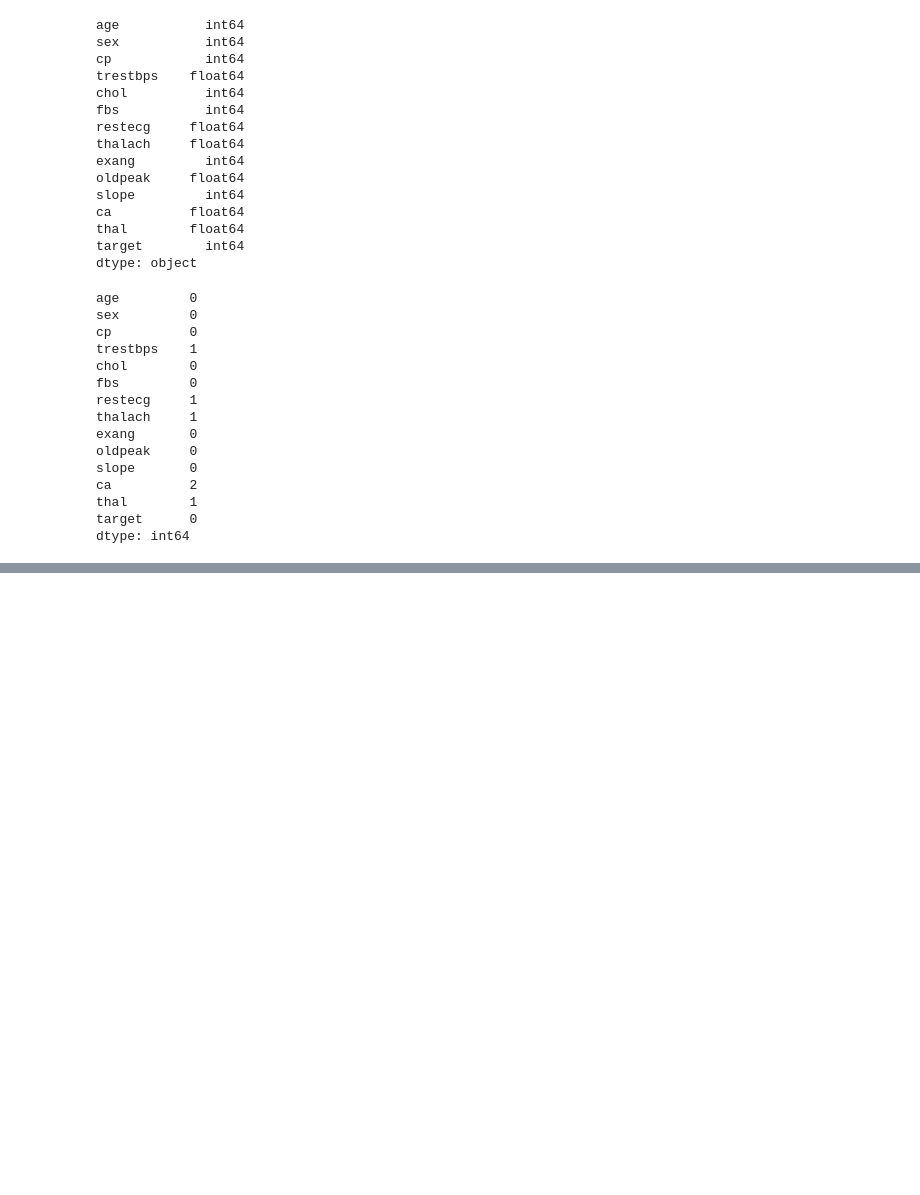
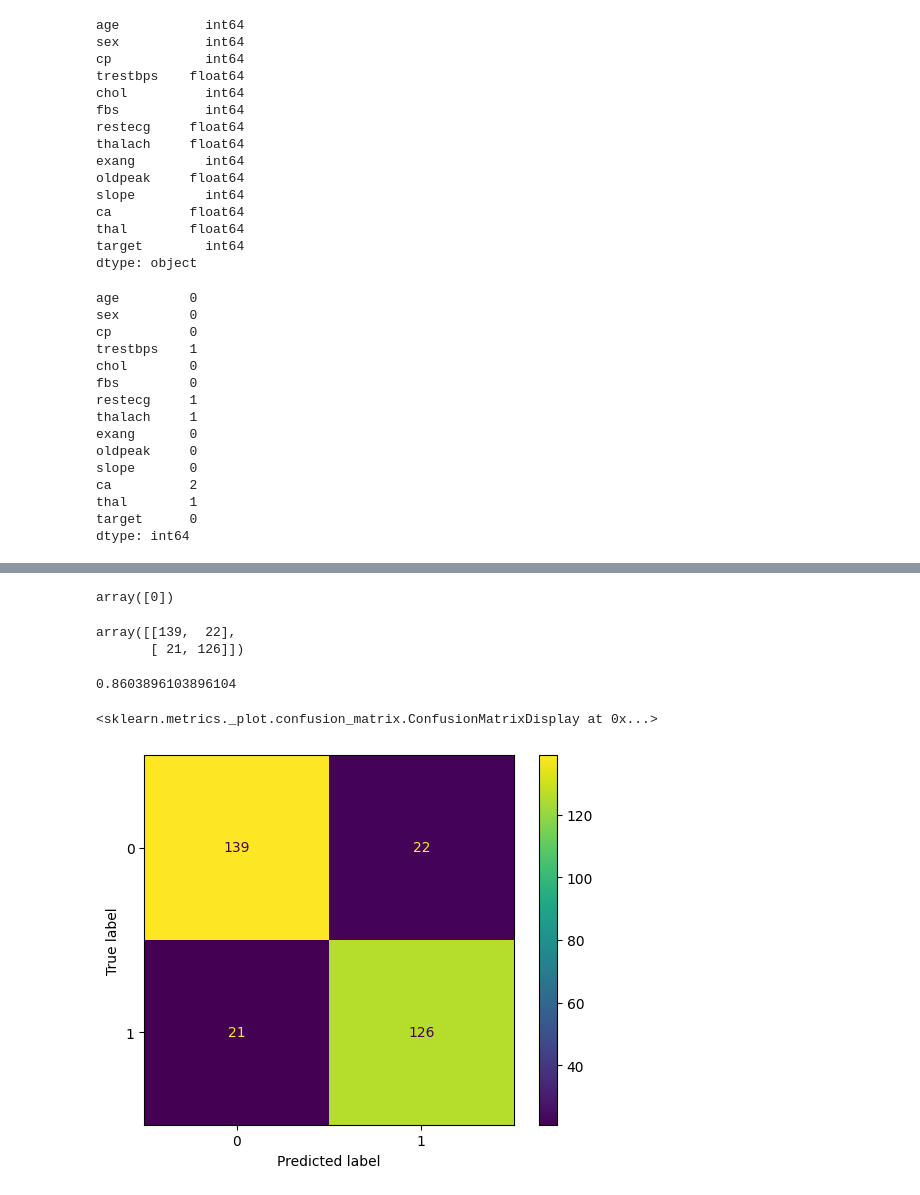
Before and after one commit to AshlinShaji/Machine-Learning, a Jupyter notebook: KNN/Heart.ipynb, the cells around one changed output, grey strips where cells are left out. Saved outputs shown, nothing was run; the diff lists cells and outputs as text; code cells hidden in the pictures; blank space fills up the shorter version.

```diff
--- a/KNN/Heart.ipynb
+++ b/KNN/Heart.ipynb
@@ -79,0 +267,4 @@ dtype: int64
+# %%
+from sklearn.model_selection import train_test_split
+x_train,x_test,y_train,y_test=train_test_split(x,y,test_size=0.30,random_state=1)
+x_train
@@ -79,0 +342,12 @@ dtype: int64
+# %%
+from sklearn.preprocessing import StandardScaler
+scaler=StandardScaler()
+scaler.fit(x_train)
+x_train=scaler.transform(x_train)
+x_test=scaler.transform(x_test)
+# %%
+from sklearn.neighbors import KNeighborsClassifier
+knn=KNeighborsClassifier(n_neighbors=7)
+knn.fit(x_test,y_test)
+y_pred=knn.predict(x_test)
+y_pred
@@ -79,0 +369,25 @@ dtype: int64
+# %%
+knn.predict(scaler.transform([[2,110,65,27,33,45,3,6,88,22,78,55,43]]))
+# %% [output]
+array([0])
+# %%
+from sklearn.metrics import confusion_matrix
+cm=confusion_matrix(y_test,y_pred)
+cm
+# %% [output]
+array([[139,  22],
+       [ 21, 126]])
+# %%
+from sklearn.metrics import accuracy_score
+score=accuracy_score(y_test,y_pred)
+score
+# %% [output]
+0.8603896103896104
+# %%
+from sklearn.metrics import ConfusionMatrixDisplay
+lab=[0,1]
+cmd=ConfusionMatrixDisplay(cm,display_labels=lab)
+cmd.plot()
+# %% [output]
+<sklearn.metrics._plot.confusion_matrix.ConfusionMatrixDisplay at 0x...>
+[figure, added]
```
Also changed, not shown: parts of 19 cells of this notebook.
